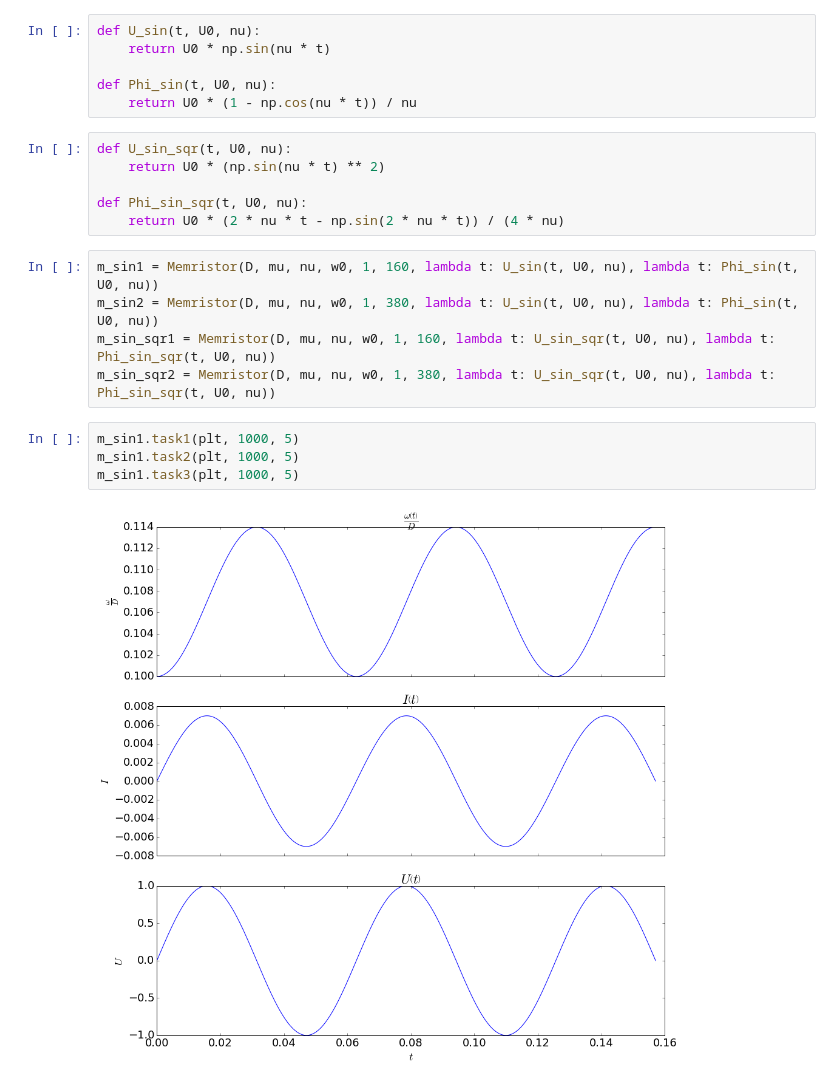
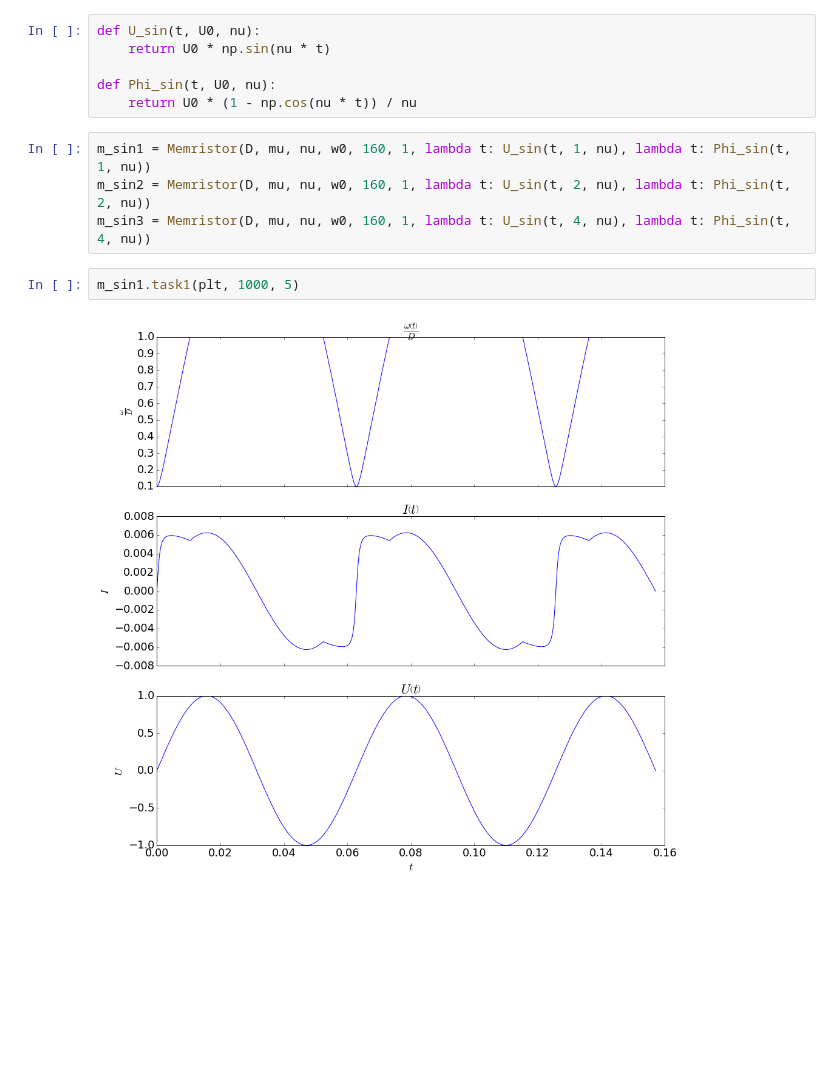
Before and after one commit to char-lie/physical-informatics, a Jupyter notebook: Lab5/lab5_3.ipynb, the cells around one changed output. Drawn from its saved outputs; the diff is of its cells as text; blank space fills up the shorter version.

```diff
--- a/Lab5/lab5_3.ipynb
+++ b/Lab5/lab5_3.ipynb
@@ -26,20 +26,11 @@ def U_sin(t, U0, nu):
 
 def Phi_sin(t, U0, nu):
     return U0 * (1 - np.cos(nu * t)) / nu
-# %%
-def U_sin_sqr(t, U0, nu):
-    return U0 * (np.sin(nu * t) ** 2)
-
-def Phi_sin_sqr(t, U0, nu):
-    return U0 * (2 * nu * t - np.sin(2 * nu * t)) / (4 * nu)
 # %%
-m_sin1 = Memristor(D, mu, nu, w0, 1, 160, lambda t: U_sin(t, U0, nu), lambda t: Phi_sin(t, U0, nu))
-m_sin2 = Memristor(D, mu, nu, w0, 1, 380, lambda t: U_sin(t, U0, nu), lambda t: Phi_sin(t, U0, nu))
-m_sin_sqr1 = Memristor(D, mu, nu, w0, 1, 160, lambda t: U_sin_sqr(t, U0, nu), lambda t: Phi_sin_sqr(t, U0, nu))
-m_sin_sqr2 = Memristor(D, mu, nu, w0, 1, 380, lambda t: U_sin_sqr(t, U0, nu), lambda t: Phi_sin_sqr(t, U0, nu))
+m_sin1 = Memristor(D, mu, nu, w0, 160, 1, lambda t: U_sin(t, 1, nu), lambda t: Phi_sin(t, 1, nu))
+m_sin2 = Memristor(D, mu, nu, w0, 160, 1, lambda t: U_sin(t, 2, nu), lambda t: Phi_sin(t, 2, nu))
+m_sin3 = Memristor(D, mu, nu, w0, 160, 1, lambda t: U_sin(t, 4, nu), lambda t: Phi_sin(t, 4, nu))
 # %%
 m_sin1.task1(plt, 1000, 5)
-m_sin1.task2(plt, 1000, 5)
-m_sin1.task3(plt, 1000, 5)
 # %% [output]
-[figure, old version]
+[figure, new version]
```
Also changed, not shown: parts of 5 cells of this notebook.
